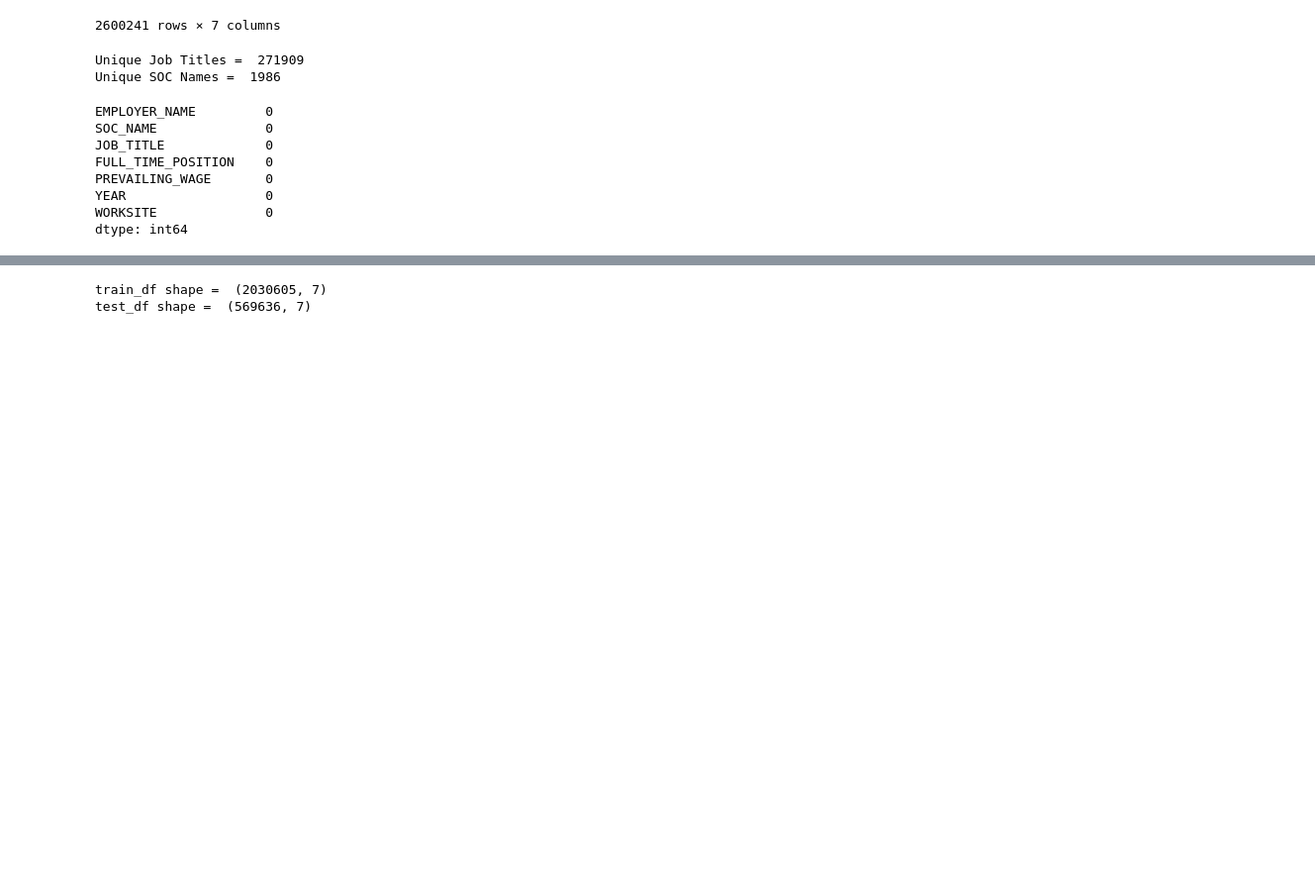
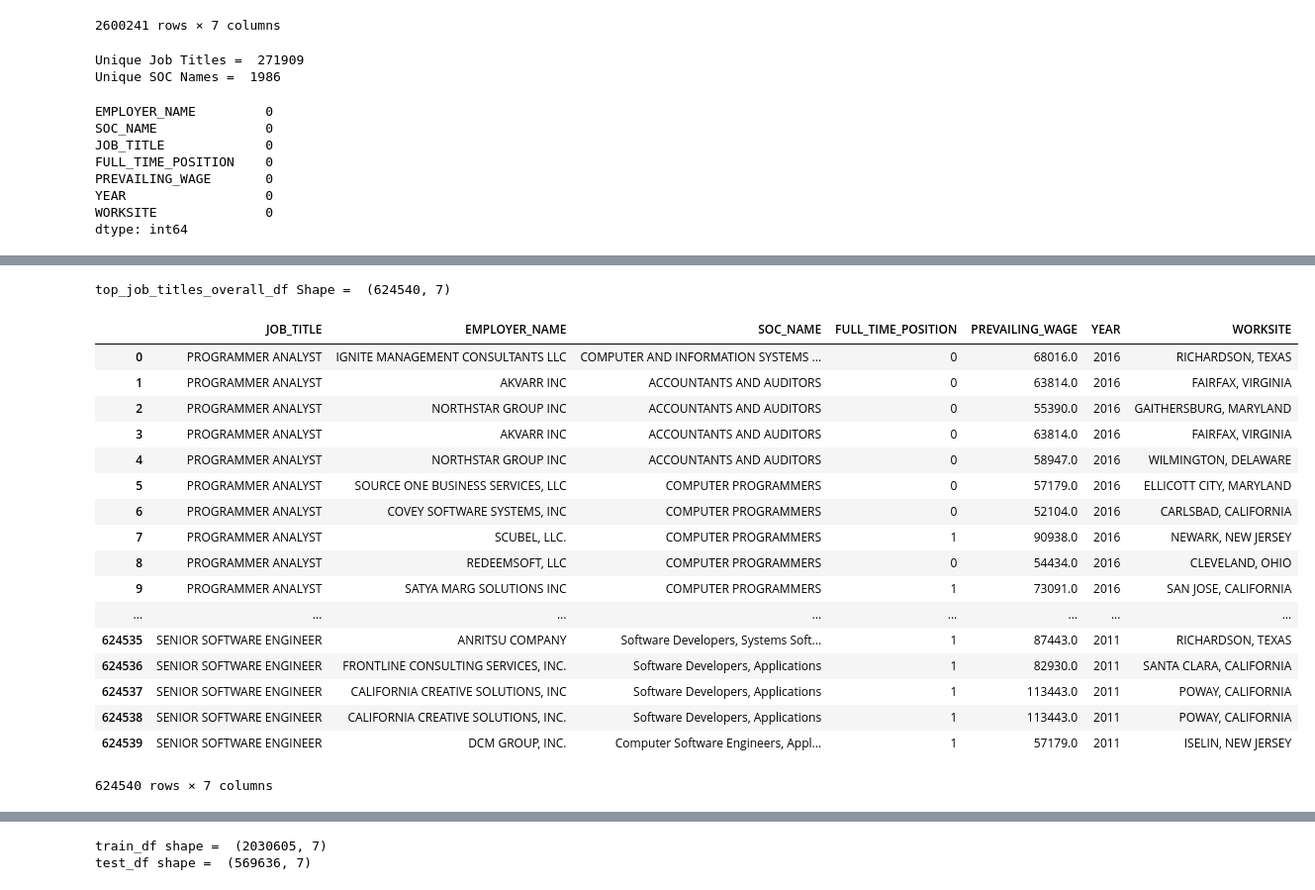
Before and after one commit to tronak19/H1B-Visa-Petition-Analysis, a Jupyter notebook: H1B.ipynb, the cells around one changed output, grey strips where cells are left out. Shown at 99% size. Saved outputs shown, nothing was run; the diff lists cells and outputs as text; code cells hidden in the pictures; blank space fills up the shorter version.

```diff
--- a/H1B.ipynb
+++ b/H1B.ipynb
@@ -211,0 +204,3 @@ for i in range(len(years)):
+# %%
+top_job_titles_overall_series = df['JOB_TITLE'].value_counts().sort_values(ascending=False).head(10)
+top_job_titles_overall_series
@@ -211,0 +233,24 @@ for i in range(len(years)):
+# %%
+top_job_titles_overall_df = pd.DataFrame({'JOB_TITLE':top_job_titles_overall_series.index}).merge(df, how='left')
+print("top_job_titles_overall_df Shape = ", top_job_titles_overall_df.shape)
+top_job_titles_overall_df
+# %% [output]
+top_job_titles_overall_df Shape =  (624540, 7)
+|  | JOB_TITLE | EMPLOYER_NAME | SOC_NAME | FULL_TIME_POSITION | PREVAILING_WAGE | YEAR | WORKSITE |
+| 0 | PROGRAMMER ANALYST | IGNITE MANAGEMENT CONSULTANTS LLC | COMPUTER AND INFORMATION SYSTEMS ... | 0 | 68016.0 | 2016 | RICHARDSON, TEXAS |
+| 1 | PROGRAMMER ANALYST | AKVARR INC | ACCOUNTANTS AND AUDITORS | 0 | 63814.0 | 2016 | FAIRFAX, VIRGINIA |
+| 2 | PROGRAMMER ANALYST | NORTHSTAR GROUP INC | ACCOUNTANTS AND AUDITORS | 0 | 55390.0 | 2016 | GAITHERSBURG, MARYLAND |
+| 3 | PROGRAMMER ANALYST | AKVARR INC | ACCOUNTANTS AND AUDITORS | 0 | 63814.0 | 2016 | FAIRFAX, VIRGINIA |
+| 4 | PROGRAMMER ANALYST | NORTHSTAR GROUP INC | ACCOUNTANTS AND AUDITORS | 0 | 58947.0 | 2016 | WILMINGTON, DELAWARE |
+| 5 | PROGRAMMER ANALYST | SOURCE ONE BUSINESS SERVICES, LLC | COMPUTER PROGRAMMERS | 0 | 57179.0 | 2016 | ELLICOTT CITY, MARYLAND |
+| 6 | PROGRAMMER ANALYST | COVEY SOFTWARE SYSTEMS, INC | COMPUTER PROGRAMMERS | 0 | 52104.0 | 2016 | CARLSBAD, CALIFORNIA |
+| 7 | PROGRAMMER ANALYST | SCUBEL, LLC. | COMPUTER PROGRAMMERS | 1 | 90938.0 | 2016 | NEWARK, NEW JERSEY |
+| 8 | PROGRAMMER ANALYST | REDEEMSOFT, LLC | COMPUTER PROGRAMMERS | 0 | 54434.0 | 2016 | CLEVELAND, OHIO |
+| 9 | PROGRAMMER ANALYST | SATYA MARG SOLUTIONS INC | COMPUTER PROGRAMMERS | 1 | 73091.0 | 2016 | SAN JOSE, CALIFORNIA |
+| ... | ... | ... | ... | ... | ... | ... | ... |
+| 624535 | SENIOR SOFTWARE ENGINEER | ANRITSU COMPANY | Software Developers, Systems Soft... | 1 | 87443.0 | 2011 | RICHARDSON, TEXAS |
+| 624536 | SENIOR SOFTWARE ENGINEER | FRONTLINE CONSULTING SERVICES, INC. | Software Developers, Applications | 1 | 82930.0 | 2011 | SANTA CLARA, CALIFORNIA |
+| 624537 | SENIOR SOFTWARE ENGINEER | CALIFORNIA CREATIVE SOLUTIONS, INC | Software Developers, Applications | 1 | 113443.0 | 2011 | POWAY, CALIFORNIA |
+| 624538 | SENIOR SOFTWARE ENGINEER | CALIFORNIA CREATIVE SOLUTIONS, INC. | Software Developers, Applications | 1 | 113443.0 | 2011 | POWAY, CALIFORNIA |
+| 624539 | SENIOR SOFTWARE ENGINEER | DCM GROUP, INC. | Computer Software Engineers, Appl... | 1 | 57179.0 | 2011 | ISELIN, NEW JERSEY |
+624540 rows × 7 columns
```
Also changed, not shown: parts of 9 cells of this notebook.
